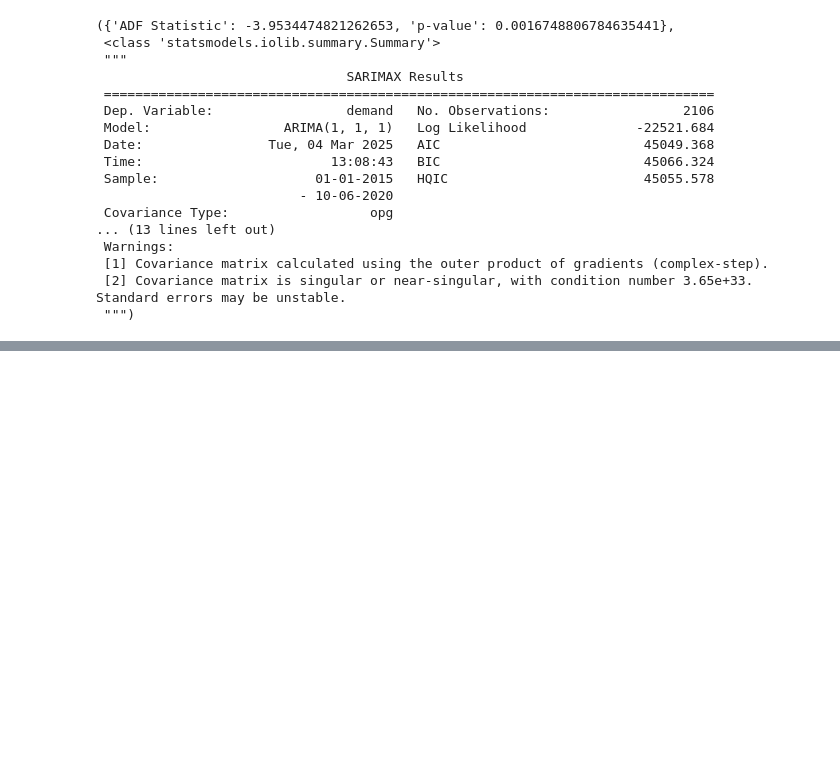
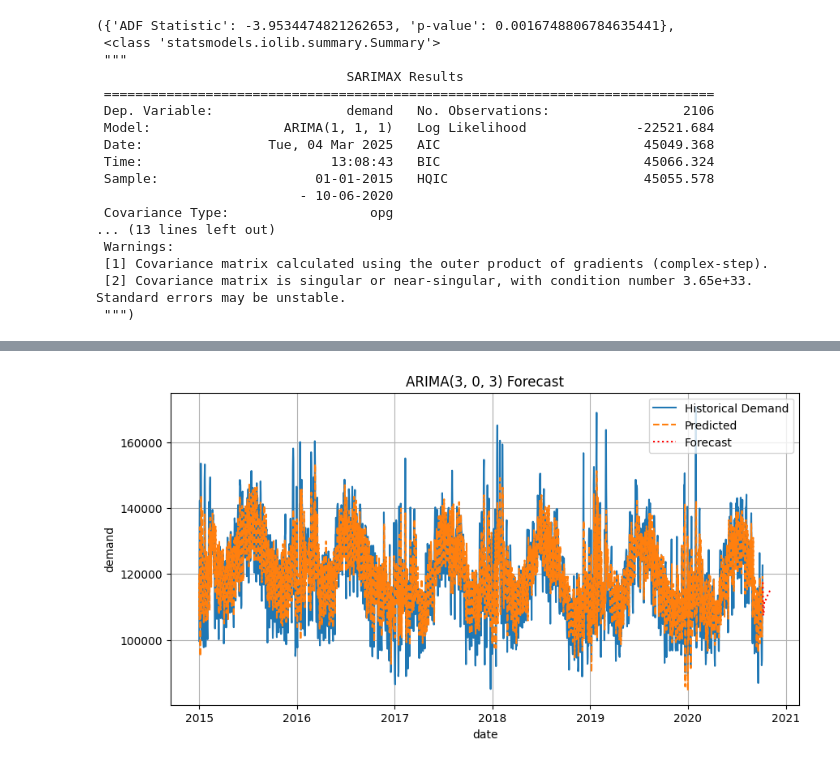
Before and after one commit to BolisettyPoojitha-16/Electricity_Demand-and_Price_ForecastingInfosys_Internship_Oct2025, a Jupyter notebook: preprocessing.ipynb, the cells around one changed output, grey strips where cells are left out. Drawn from its saved outputs; the diff is of its cells as text; code cells hidden in the pictures; blank space fills up the shorter version.

```diff
--- a/preprocessing.ipynb
+++ b/preprocessing.ipynb
@@ -552,0 +670,12 @@ adf_result, arima_fit.summary()
+# %%
+def mean_absolute_percentage_error(y_true, y_pred):
+    return np.mean(np.abs((y_true - y_pred) / y_true)) * 100
+
+# Compute errors
+rmse = np.sqrt(mean_squared_error(df['demand'], df['Predicted_Demand']))
+mae = mean_absolute_error(df['demand'], df['Predicted_Demand'])
+mape = mean_absolute_percentage_error(df['demand'], df['Predicted_Demand'])
+
+print(f"RMSE: {rmse:.4f}")
+print(f"MAE: {mae:.4f}")
+print(f"MAPE: {mape:.2f}%")
@@ -552,0 +701,78 @@ adf_result, arima_fit.summary()
+# %%
+import itertools
+import numpy as np
+import pandas as pd
+import matplotlib.pyplot as plt
+from statsmodels.tsa.arima.model import ARIMA
+from sklearn.metrics import mean_squared_error, mean_absolute_error
+
+# Load the dataset
+file_path = "complete_dataset.csv"
+df = pd.read_csv(file_path, parse_dates=['date'], index_col='date')
+
+# Ensure the dataset is sorted by date
+df = df.sort_index()
+
+# Define parameter range for Grid Search
+p_values = range(0, 4)  # Autoregressive terms
+d_values = range(0, 2)  # Differencing
+q_values = range(0, 4)  # Moving Average terms
+
+best_score, best_cfg = float("inf"), None
+
+# Perform Grid Search to find best (p, d, q)
+for p, d, q in itertools.product(p_values, d_values, q_values):
+    try:
+        model = ARIMA(df['demand'], order=(p, d, q))
+        model_fit = model.fit()
+        y_pred = model_fit.predict(start=0, end=len(df)-1)
+
+        # Calculate RMSE
+        rmse = np.sqrt(mean_squared_error(df['demand'], y_pred))
+
+        if rmse < best_score:
+            best_score, best_cfg = rmse, (p, d, q)
+    except:
+        continue
+
+# Fit the ARIMA model with optimal parameters
+p, d, q = best_cfg
+model = ARIMA(df['demand'], order=(p, d, q))
+model_fit = model.fit()
+
+# Predict in-sample values
+df['Predicted_Demand'] = model_fit.predict(start=0, end=len(df)-1)
+
+# Compute evaluation metrics
+def mean_absolute_percentage_error(y_true, y_pred):
+    return np.mean(np.abs((y_true - y_pred) / y_true)) * 100
+
+rmse = np.sqrt(mean_squared_error(df['demand'], df['Predicted_Demand']))
+mae = mean_absolute_error(df['demand'], df['Predicted_Demand'])
+mape = mean_absolute_percentage_error(df['demand'], df['Predicted_Demand'])
+
+# Forecast future values (next 30 days)
+forecast_steps = 30
+forecast = model_fit.forecast(steps=forecast_steps)
+
+# Save forecasted data
+forecast_dates = pd.date_range(df.index[-1], periods=forecast_steps + 1, freq='D')[1:]
+forecast_df = pd.DataFrame({'Date': forecast_dates, 'Forecasted_demand': forecast.values})
+forecast_df.to_csv("forecasted_demand.csv", index=False)
+
+# Plot forecast
+plt.figure(figsize=(10,5))
+plt.plot(df.index, df['demand'], label="Historical Demand")
+plt.plot(df.index, df['Predicted_Demand'], label="Predicted", linestyle="dashed")
+plt.plot(forecast_dates, forecast, label="Forecast", linestyle="dotted", color='red')
+plt.legend()
+plt.title(f"ARIMA{best_cfg} Forecast")
+plt.xlabel("date")
+plt.ylabel("demand")
+plt.grid()
+plt.show()
+
+# Return results
+best_cfg, rmse, mae, mape, "/mnt/data/forecasted_demand.csv"
+# %% [output]
+[figure, added]
```
Also changed, not shown: parts of 11 cells of this notebook.
